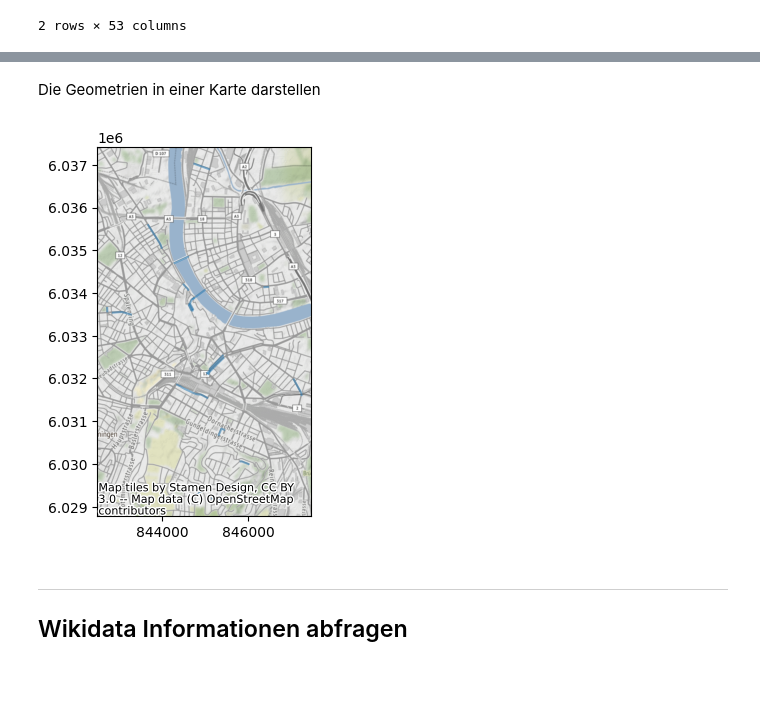
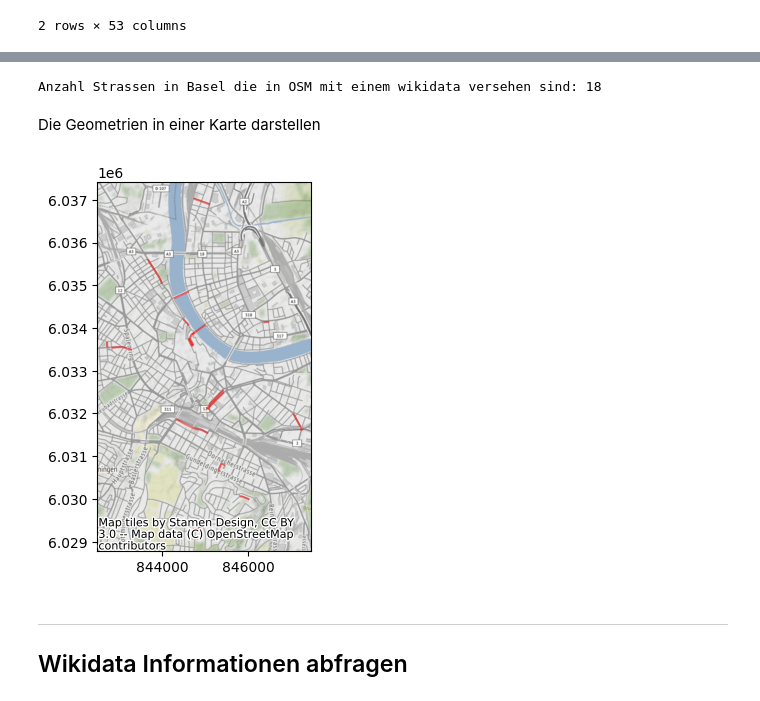
Before and after one commit to CaptainInler/cassda-zertifikatsarbeit, a Jupyter notebook: Dataunderstanding/du-Wikidata.ipynb, the cells around one changed output, grey strips where cells are left out. Saved outputs shown, nothing was run; the diff lists cells and outputs as text; code cells hidden in the pictures.

```diff
--- a/Dataunderstanding/du-Wikidata.ipynb
+++ b/Dataunderstanding/du-Wikidata.ipynb
@@ -73,14 +73,18 @@ dfGeo.head(2)
 |  | geometry | type | id | tags | nodes | name | wikidata |
 | 0 | LINESTRING (843990.282 6035037.67... | way | 4303427 | {'highway': 'tertiary', 'lanes': ... | [107573910, 1435404974, 680203797... | Elsässerstrasse | Q111632663 |
 | 1 | LINESTRING (845807.862 6030058.57... | way | 4803840 | {'highway': 'residential', 'name'... | [30827754, 30827755, 30827756, 30... | Albert Schweitzer-Strasse | Q27067517 |
+# %%
+print(f"Anzahl Strassen in Basel die in OSM mit einem wikidata versehen sind: {len(dfGeo.name.unique())}")
+# %% [output]
+Anzahl Strassen in Basel die in OSM mit einem wikidata versehen sind: 18
 # %% [markdown]
 Die Geometrien in einer Karte darstellen
 # %%
 import contextily as cx
-ax = dfGeo.plot(alpha=0.5)
+ax = dfGeo.plot(color="red", alpha=0.5)
 cx.add_basemap(ax)
 # %% [output]
-[figure, old version]
+[figure, new version]
 # %%
 # Wird nur gebraucht sollte eine interaktive Karte angezeigt werden
 # !pip install folium matplotlib mapclassify
```
Also changed, not shown: parts of 6 cells of this notebook.
